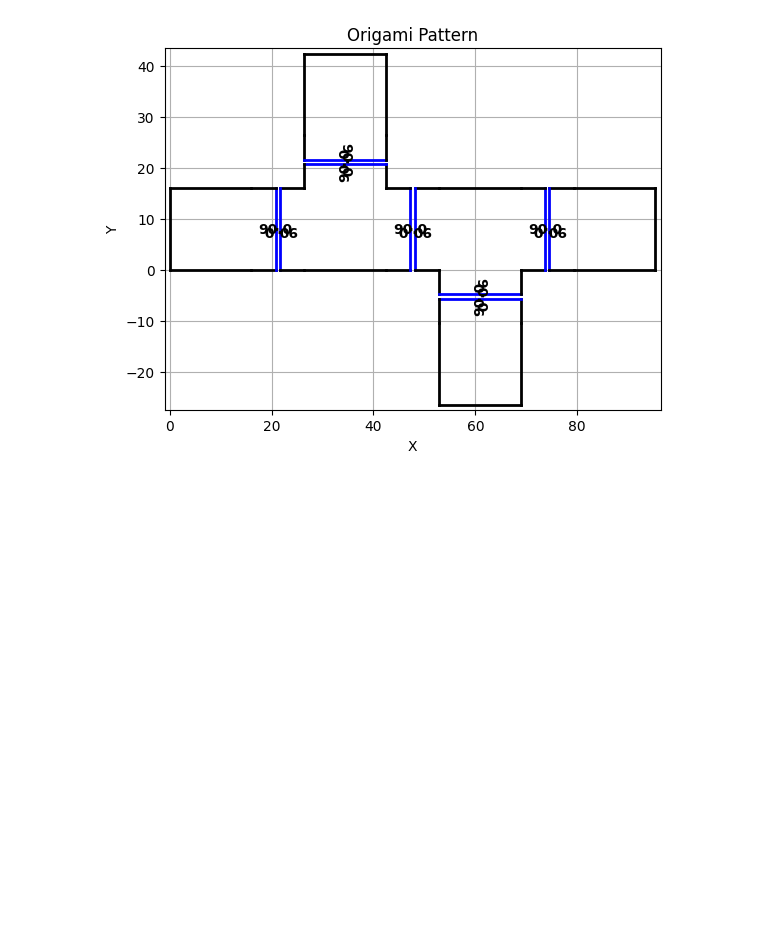
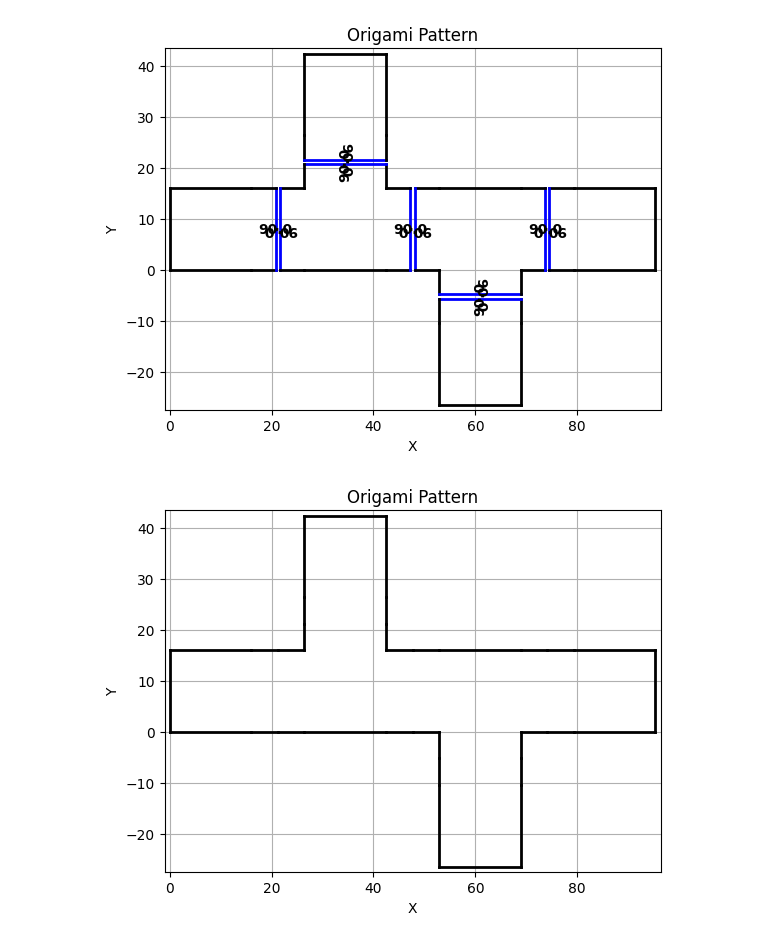
Before and after one commit to King-Bridge/origami_gcode_generator, a Jupyter notebook: test.ipynb, the cells around one changed output. Cells and saved outputs as stored; diff of their text form; code cells hidden in the pictures; blank space fills up the shorter version.

```diff
--- a/test.ipynb
+++ b/test.ipynb
@@ -19,3 +16,8 @@ polygons_final = add_hinges(polygons)
 draw_polygons(polygons_final)
 # %% [output]
 [figure]
+# %%
+outer_countour = find_outer_countour(polygons)
+draw_polygons([[outer_countour, []]])
+# %% [output]
+[figure, added]
```
Also changed, not shown: parts of 1 cell of this notebook, 3 other files.
